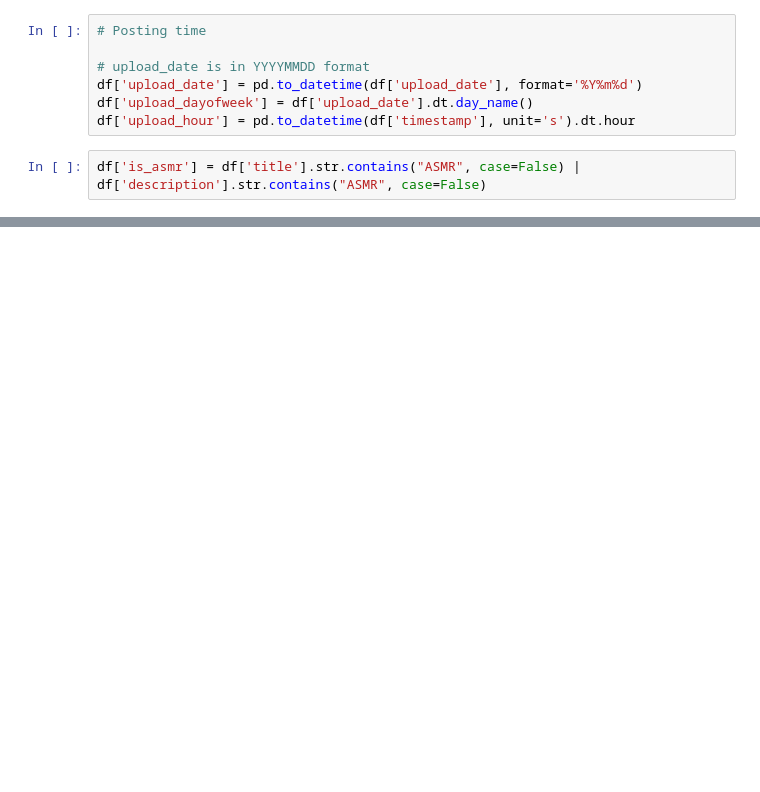
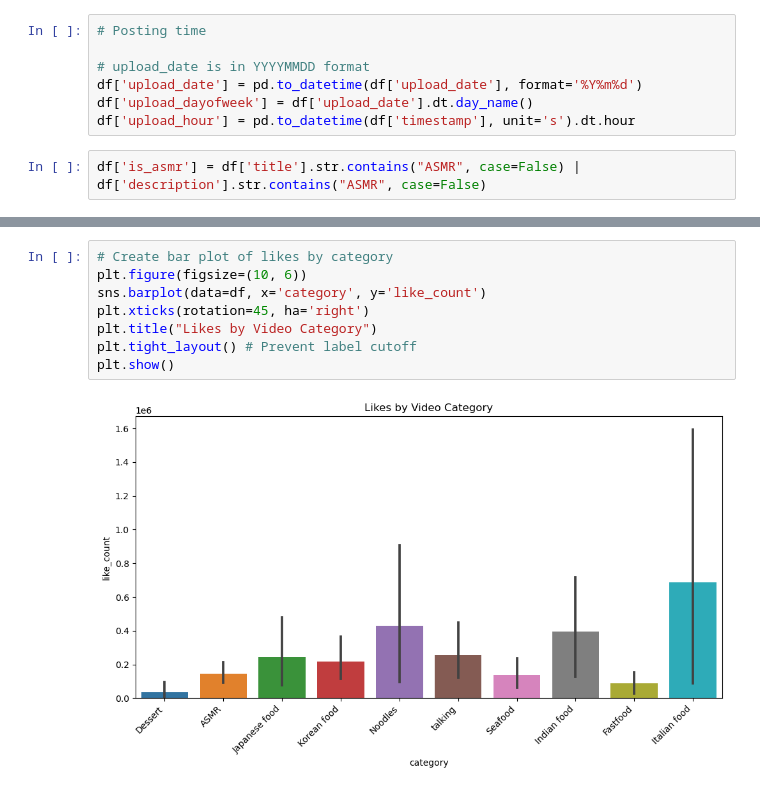
Before and after one commit to zeldu18/mukbang-virality-analysis, a Jupyter notebook: notebooks/EDA.ipynb, the cells around one changed output, grey strips where cells are left out. Cells and saved outputs as stored; diff of their text form; blank space fills up the shorter version.

```diff
--- a/notebooks/EDA.ipynb
+++ b/notebooks/EDA.ipynb
@@ -102,0 +125,10 @@ ValueError: Could not load model facebook/bart-large-mnli with any of the follow
+# %%
+# Create bar plot of likes by category
+plt.figure(figsize=(10, 6))
+sns.barplot(data=df, x='category', y='like_count')
+plt.xticks(rotation=45, ha='right')
+plt.title("Likes by Video Category")
+plt.tight_layout() # Prevent label cutoff
+plt.show()
+# %% [output]
+[figure, added]
```
Also changed, not shown: parts of 17 cells of this notebook, 21 other files.
